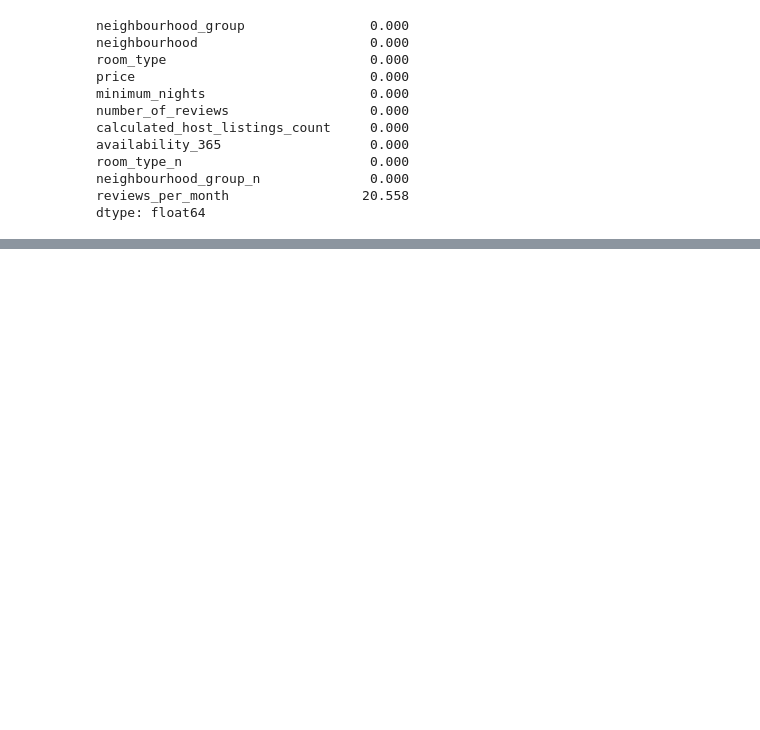
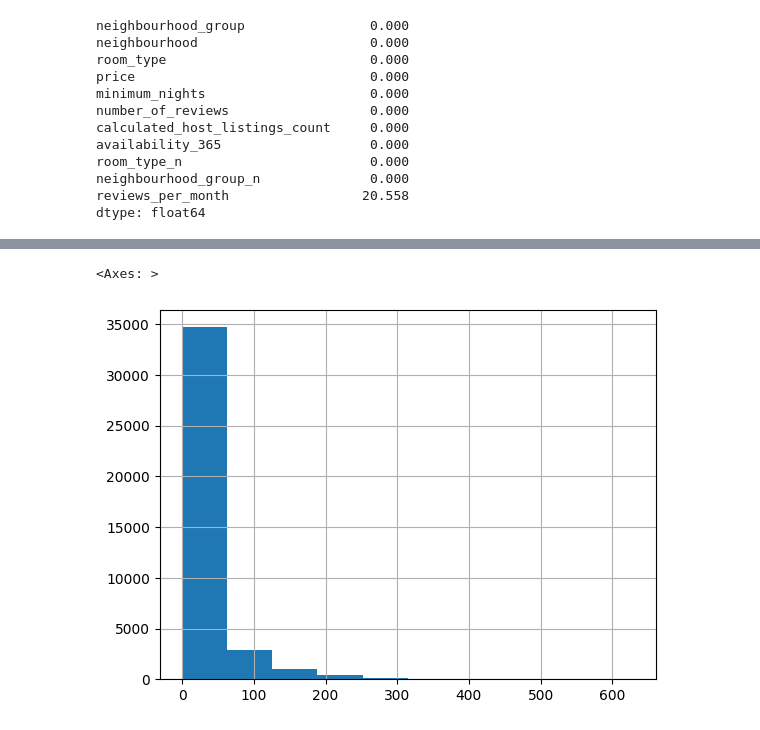
Before and after one commit to 4GeeksAcademy/nicholasdetriomachine-learning-python-template, a Jupyter notebook: src/explore.ipynb, the cells around one changed output, grey strips where cells are left out. Cells and saved outputs as stored; diff of their text form; code cells hidden in the pictures; blank space fills up the shorter version.

```diff
--- a/src/explore.ipynb
+++ b/src/explore.ipynb
@@ -754,11 +754,15 @@ neighbourhood_group_n              0.000
 reviews_per_month                 20.558
 dtype: float64
 # %%
-# Impute the missing ages with the training data's median-age value
-train_median_age = X_train['Age'].median()
+# Impute the missing number_of_reviews with the training data's median-number_of_reviews value
+train_median_number_of_reviews = X_train['number_of_reviews'].median()
+train_median_number_of_reviews_y = y_train.median()
+#train_median_number_of_reviews
+train_median_number_of_reviews_y
+X_train['number_of_reviews'] = X_train['number_of_reviews'].fillna(train_median_number_of_reviews)
+X_test['number_of_reviews'] = X_test['number_of_reviews'].fillna(train_median_number_of_reviews)
 
-X_train['Age'] = X_train['Age'].fillna(train_median_age)
-X_test['Age'] = X_test['Age'].fillna(train_median_age)
+y_train['number_of_reviews'] = y_train.fillna(train_median_number_of_reviews_y)
 
 # Or do
 #X_train['Age'].fillna(train_median_age, inplace=True)
@@ -766,7 +770,10 @@ X_test['Age'] = X_test['Age'].fillna(train_median_age)
 
 
 # Impute the missing embarked with the training data's median-age value
-train_median_fare = X_train['Fare'].median()
+#train_median_fare = X_train['Fare'].median()
+train_median_reviews_per_month = X_train['reviews_per_month'].median()
 
-X_train['Fare'] = X_train['Fare'].fillna(train_median_age)
-X_test['Fare'] = X_test['Fare'].fillna(train_median_age)
+# train_median_reviews_per_month
+
+X_train['reviews_per_month'] = X_train['reviews_per_month'].fillna(train_median_reviews_per_month)
+X_test['reviews_per_month'] = X_test['reviews_per_month'].fillna(train_median_reviews_per_month)
@@ -772,0 +813,5 @@ X_test['Fare'] = X_test['Fare'].fillna(train_median_age)
+# %%
+X_train['number_of_reviews'].hist()
+# %% [output]
+<Axes: >
+[figure, added]
```
Also changed, not shown: parts of 18 cells of this notebook.
